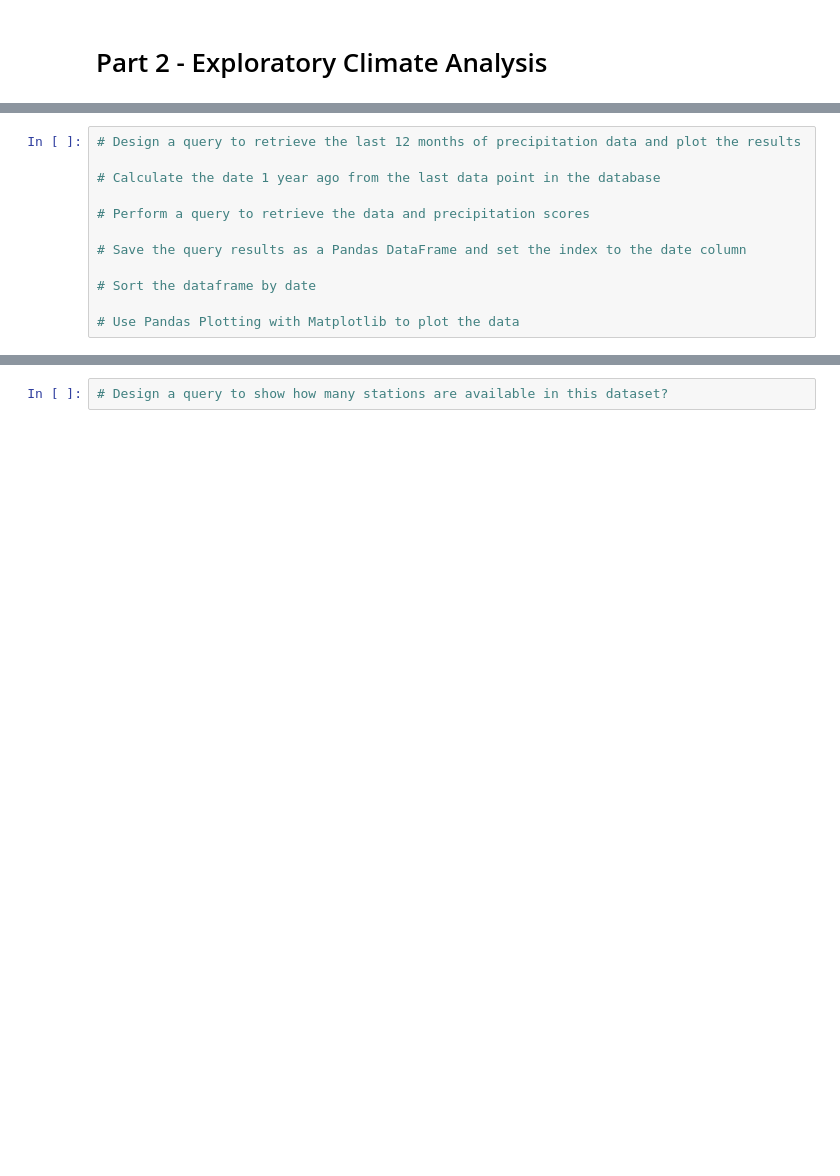
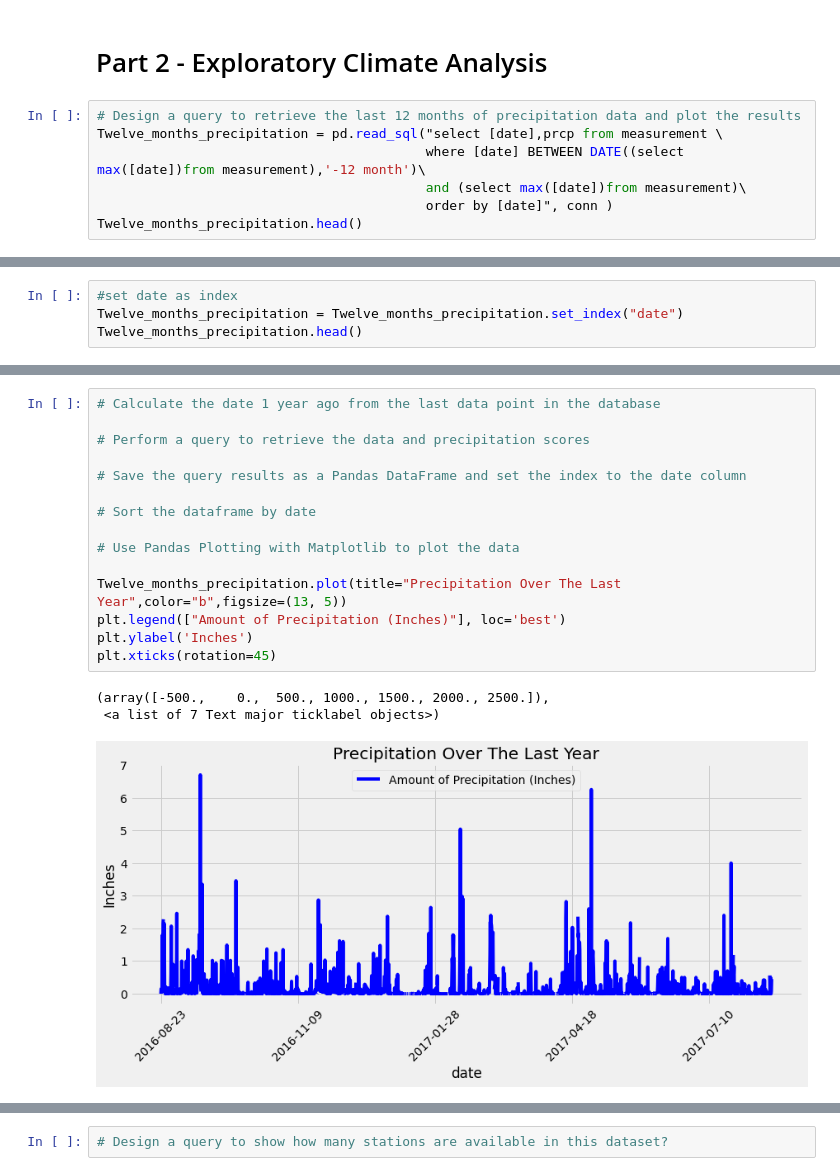
Before and after one commit to Regina0507/Climate-Analysis-and-Exploration, a Jupyter notebook: climate_starter.ipynb, the cells around one changed output, grey strips where cells are left out. Saved outputs shown, nothing was run; the diff lists cells and outputs as text; blank space fills up the shorter version.

```diff
--- a/climate_starter.ipynb
+++ b/climate_starter.ipynb
@@ -57,3 +57,10 @@ station_df.head()
 | 4 | 5 | USC00518838 | UPPER WAHIAWA 874.3, HI US | 21.4992 | -158.0111 | 306.6 |
 # %% [markdown]
 # Part 2 - Exploratory Climate Analysis
+# %%
+# Design a query to retrieve the last 12 months of precipitation data and plot the results
+Twelve_months_precipitation = pd.read_sql("select [date],prcp from measurement \
+                                          where [date] BETWEEN DATE((select max([date])from measurement),'-12 month')\
+                                          and (select max([date])from measurement)\
+                                          order by [date]", conn )
+Twelve_months_precipitation.head()
@@ -59,0 +74,4 @@ station_df.head()
+# %%
+#set date as index
+Twelve_months_precipitation = Twelve_months_precipitation.set_index("date")
+Twelve_months_precipitation.head()
@@ -60,13 +86,20 @@ station_df.head()
 # %%
-# Design a query to retrieve the last 12 months of precipitation data and plot the results
-
 # Calculate the date 1 year ago from the last data point in the database
 
 # Perform a query to retrieve the data and precipitation scores
 
 # Save the query results as a Pandas DataFrame and set the index to the date column
 
 # Sort the dataframe by date
 
 # Use Pandas Plotting with Matplotlib to plot the data
+
+Twelve_months_precipitation.plot(title="Precipitation Over The Last Year",color="b",figsize=(13, 5))
+plt.legend(["Amount of Precipitation (Inches)"], loc='best')
+plt.ylabel('Inches')
+plt.xticks(rotation=45)
+# %% [output]
+(array([-500.,    0.,  500., 1000., 1500., 2000., 2500.]),
+ <a list of 7 Text major ticklabel objects>)
+[figure, added]
 # %%
```
Also changed, not shown: parts of 3 cells of this notebook.
